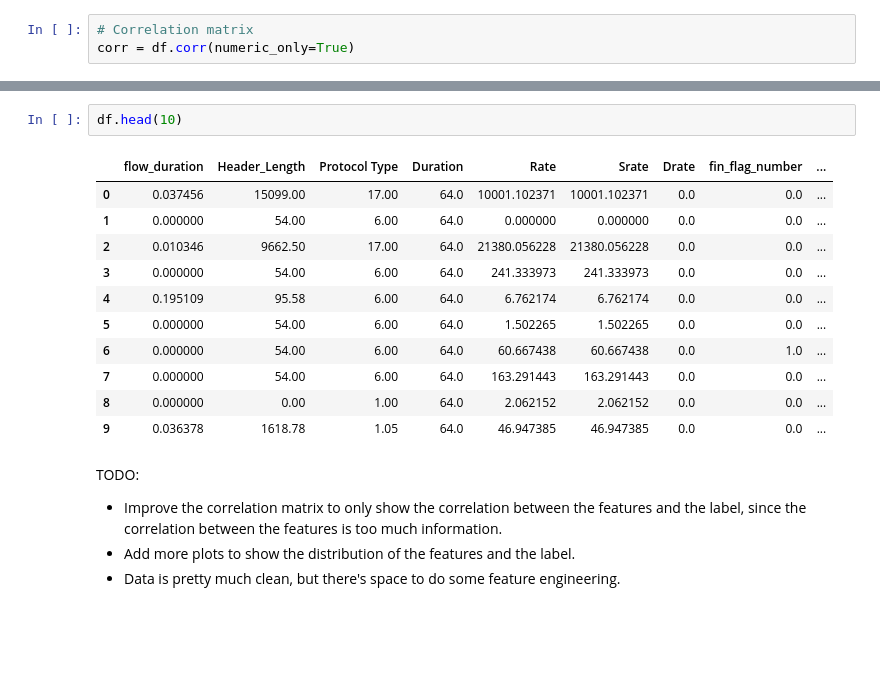
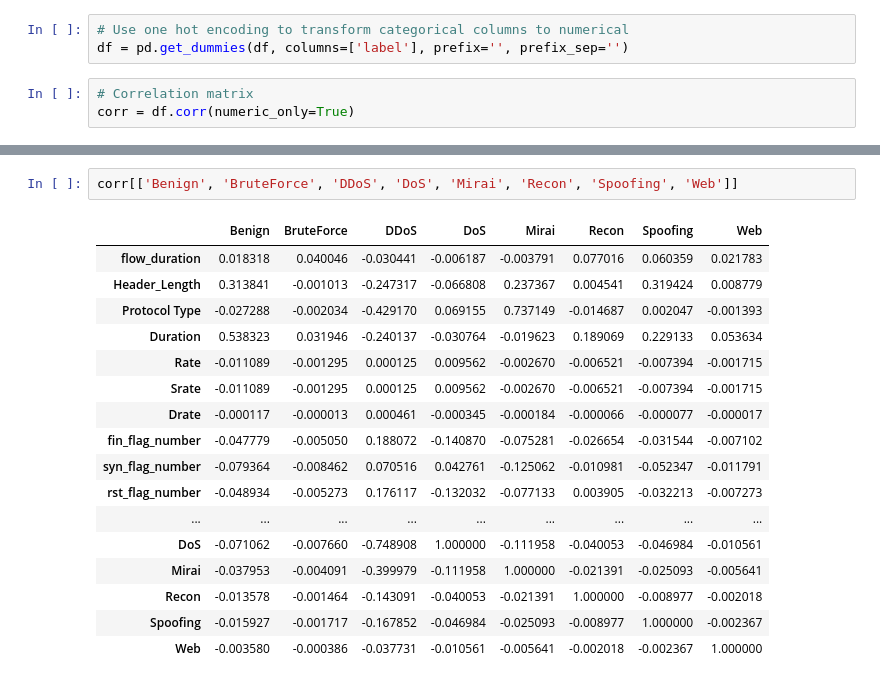
Before and after one commit to tadeodonegana/DDoS-attack-detection-with-ML, a Jupyter notebook: DDoS attack detection using Machine Learning techniques.ipynb, the cells around one changed output, grey strips where cells are left out. Saved outputs shown, nothing was run; the diff lists cells and outputs as text; blank space fills up the shorter version.

```diff
--- a/DDoS attack detection using Machine Learning techniques.ipynb
+++ b/DDoS attack detection using Machine Learning techniques.ipynb
@@ -112,3 +210,6 @@ df.isnull().sum().sum()
+# %%
+# Use one hot encoding to transform categorical columns to numerical
+df = pd.get_dummies(df, columns=['label'], prefix='', prefix_sep='')
 # %%
 # Correlation matrix
 corr = df.corr(numeric_only=True)
@@ -147,19 +216,20 @@ corr[['Backdoor_Malware', 'BenignTraffic', 'BrowserHijacking',
-# %%
-df.head(10)
-# %% [output]
-|  | flow_duration | Header_Length | Protocol Type | Duration | Rate | Srate | Drate | fin_flag_number | ... |
-| 0 | 0.037456 | 15099.00 | 17.00 | 64.0 | 10001.102371 | 10001.102371 | 0.0 | 0.0 | ... |
-| 1 | 0.000000 | 54.00 | 6.00 | 64.0 | 0.000000 | 0.000000 | 0.0 | 0.0 | ... |
-| 2 | 0.010346 | 9662.50 | 17.00 | 64.0 | 21380.056228 | 21380.056228 | 0.0 | 0.0 | ... |
-| 3 | 0.000000 | 54.00 | 6.00 | 64.0 | 241.333973 | 241.333973 | 0.0 | 0.0 | ... |
-| 4 | 0.195109 | 95.58 | 6.00 | 64.0 | 6.762174 | 6.762174 | 0.0 | 0.0 | ... |
-| 5 | 0.000000 | 54.00 | 6.00 | 64.0 | 1.502265 | 1.502265 | 0.0 | 0.0 | ... |
-| 6 | 0.000000 | 54.00 | 6.00 | 64.0 | 60.667438 | 60.667438 | 0.0 | 1.0 | ... |
-| 7 | 0.000000 | 54.00 | 6.00 | 64.0 | 163.291443 | 163.291443 | 0.0 | 0.0 | ... |
-| 8 | 0.000000 | 0.00 | 1.00 | 64.0 | 2.062152 | 2.062152 | 0.0 | 0.0 | ... |
-| 9 | 0.036378 | 1618.78 | 1.05 | 64.0 | 46.947385 | 46.947385 | 0.0 | 0.0 | ... |
-# %% [markdown]
-TODO:
-- Improve the correlation matrix to only show the correlation between the features and the label, since the correlation between the features is too much information.
-- Add more plots to show the distribution of the features and the label.
-- Data is pretty much clean, but there's space to do some feature engineering.
+# %%
+corr[['Benign', 'BruteForce', 'DDoS', 'DoS', 'Mirai', 'Recon', 'Spoofing', 'Web']]
+# %% [output]
+|  | Benign | BruteForce | DDoS | DoS | Mirai | Recon | Spoofing | Web |
+| flow_duration | 0.018318 | 0.040046 | -0.030441 | -0.006187 | -0.003791 | 0.077016 | 0.060359 | 0.021783 |
+| Header_Length | 0.313841 | -0.001013 | -0.247317 | -0.066808 | 0.237367 | 0.004541 | 0.319424 | 0.008779 |
+| Protocol Type | -0.027288 | -0.002034 | -0.429170 | 0.069155 | 0.737149 | -0.014687 | 0.002047 | -0.001393 |
+| Duration | 0.538323 | 0.031946 | -0.240137 | -0.030764 | -0.019623 | 0.189069 | 0.229133 | 0.053634 |
+| Rate | -0.011089 | -0.001295 | 0.000125 | 0.009562 | -0.002670 | -0.006521 | -0.007394 | -0.001715 |
+| Srate | -0.011089 | -0.001295 | 0.000125 | 0.009562 | -0.002670 | -0.006521 | -0.007394 | -0.001715 |
+| Drate | -0.000117 | -0.000013 | 0.000461 | -0.000345 | -0.000184 | -0.000066 | -0.000077 | -0.000017 |
+| fin_flag_number | -0.047779 | -0.005050 | 0.188072 | -0.140870 | -0.075281 | -0.026654 | -0.031544 | -0.007102 |
+| syn_flag_number | -0.079364 | -0.008462 | 0.070516 | 0.042761 | -0.125062 | -0.010981 | -0.052347 | -0.011791 |
+| rst_flag_number | -0.048934 | -0.005273 | 0.176117 | -0.132032 | -0.077133 | 0.003905 | -0.032213 | -0.007273 |
+| ... | ... | ... | ... | ... | ... | ... | ... | ... |
+| DoS | -0.071062 | -0.007660 | -0.748908 | 1.000000 | -0.111958 | -0.040053 | -0.046984 | -0.010561 |
+| Mirai | -0.037953 | -0.004091 | -0.399979 | -0.111958 | 1.000000 | -0.021391 | -0.025093 | -0.005641 |
+| Recon | -0.013578 | -0.001464 | -0.143091 | -0.040053 | -0.021391 | 1.000000 | -0.008977 | -0.002018 |
+| Spoofing | -0.015927 | -0.001717 | -0.167852 | -0.046984 | -0.025093 | -0.008977 | 1.000000 | -0.002367 |
+| Web | -0.003580 | -0.000386 | -0.037731 | -0.010561 | -0.005641 | -0.002018 | -0.002367 | 1.000000 |
```
Also changed, not shown: parts of 18 cells of this notebook.
